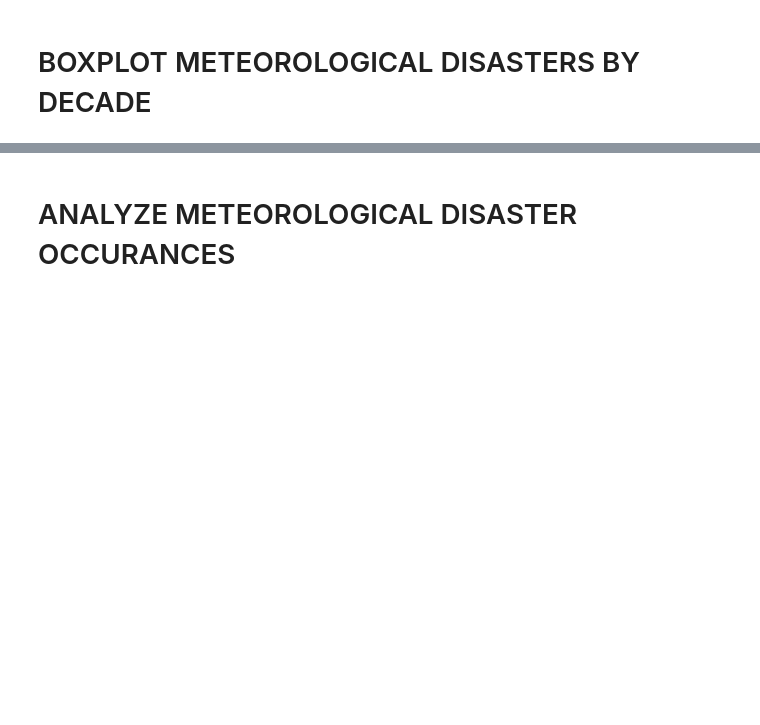
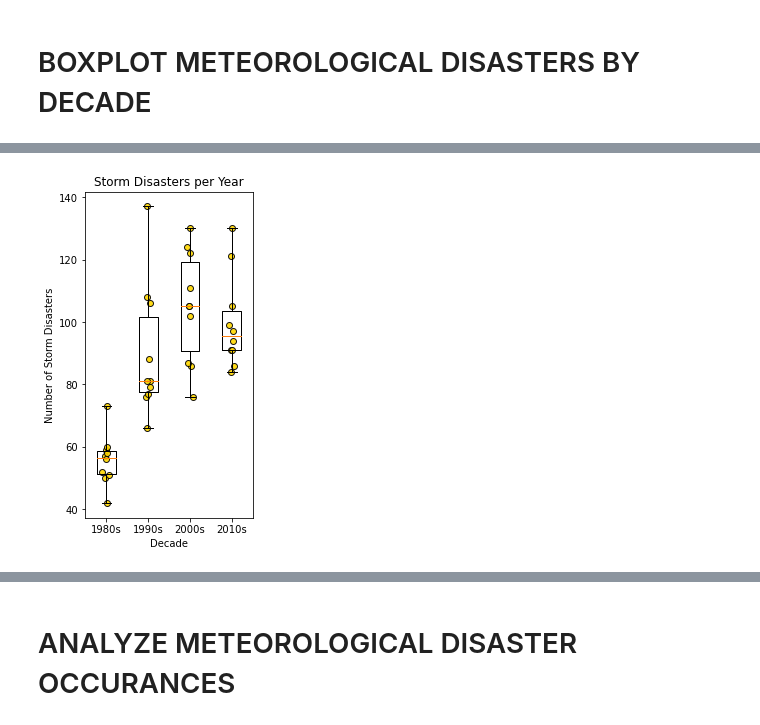
Before and after one commit to felixshier/naturalDisasterAnalysis, a Jupyter notebook: Meteorological Disasters/Meteorological Disaster Analysis.ipynb, the cells around one changed output, grey strips where cells are left out. Saved outputs shown, nothing was run; the diff lists cells and outputs as text; code cells hidden in the pictures; blank space fills up the shorter version.

```diff
--- a/Meteorological Disasters/Meteorological Disaster Analysis.ipynb
+++ b/Meteorological Disasters/Meteorological Disaster Analysis.ipynb
@@ -233,27 +243,29 @@ plt.savefig("C:/Users/Felix/Documents/GitHub/naturalDisasterAnalysis/Meteorologi
 # %%
 # BOXPLOT STORM DATA
 
 total_box_data = [storm_disaster_counts[0:10], storm_disaster_counts[10:20], storm_disaster_counts[20:30], storm_disaster_counts[30:40]]
 box_labels = ['1980s', '1990s', '2000s', '2010s']
 
 x0 = [np.random.normal(1,0.04,10)]
 x1 = [np.random.normal(2,0.04,10)]
 x2 = [np.random.normal(3,0.04,10)]
 x3 = [np.random.normal(4,0.04,10)]
 
 plt.figure(figsize=(3,6))
 plt.title("Storm Disasters per Year")
 plt.xlabel("Decade")
 plt.ylabel("Number of Storm Disasters")
 
 plt.boxplot(total_box_data, labels = box_labels, whis = [0, 100])
 
-plt.scatter(x0,total_box_data[0], color = 'gold', alpha = 0.5)
-plt.scatter(x1,total_box_data[1], color = 'gold', alpha = 0.5)
-plt.scatter(x2,total_box_data[2], color = 'gold', alpha = 0.5)
-plt.scatter(x3,total_box_data[3], color = 'gold', alpha = 0.5)
+plt.scatter(x0,total_box_data[0], color = 'gold', edgecolor = 'black', alpha = 0.9)
+plt.scatter(x1,total_box_data[1], color = 'gold', edgecolor = 'black', alpha = 0.9)
+plt.scatter(x2,total_box_data[2], color = 'gold', edgecolor = 'black', alpha = 0.9)
+plt.scatter(x3,total_box_data[3], color = 'gold', edgecolor = 'black', alpha = 0.9)
 
 plt.savefig("C:/Users/Felix/Documents/GitHub/naturalDisasterAnalysis/Meteorological Disasters/meteorological figures/stormsPerYearBOX.png", bbox_inches='tight')
+# %% [output]
+[figure, added]
 # %%
 # BOXPLOT EXTREME TEMPERATURE DATA
 
```
Also changed, not shown: parts of 19 cells of this notebook, 39 other files.
